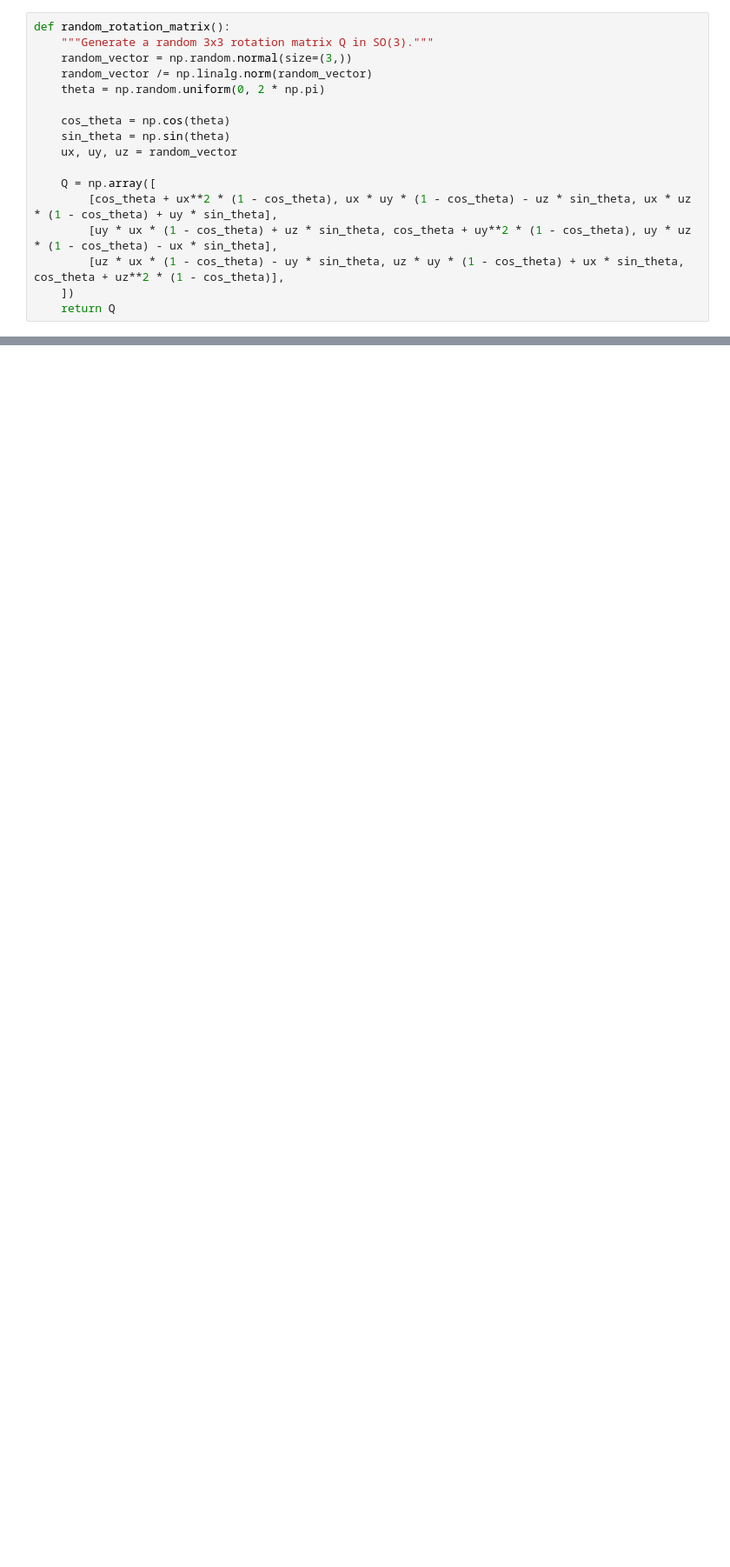
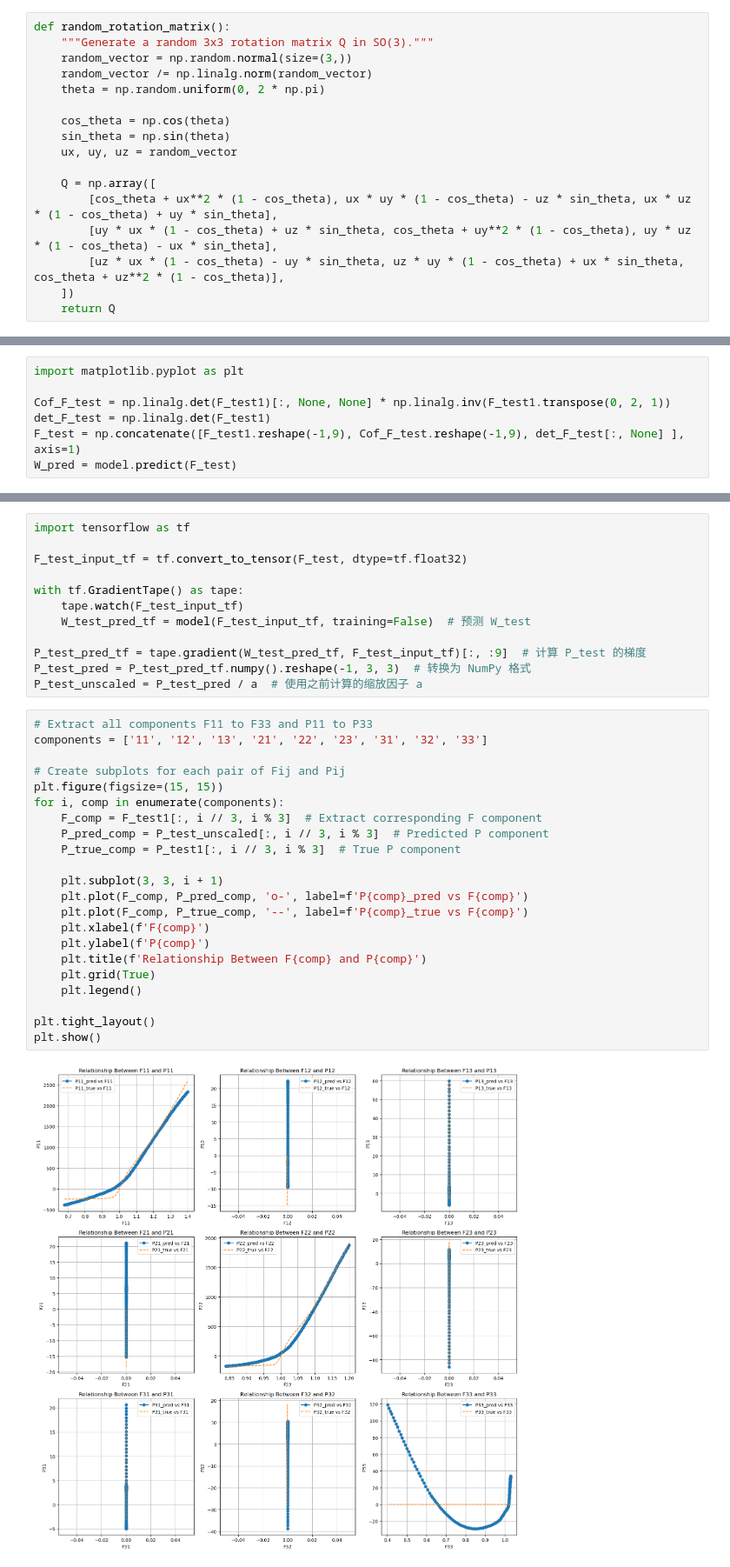
Before and after one commit to nanzemxx/TutorialMLinSolidMechanics, a Jupyter notebook: Task2_Group Xin and Huasen/train/Task5/main.ipynb, the cells around one changed output, grey strips where cells are left out. Shown at 87% size. Cells and saved outputs as stored; diff of their text form; blank space fills up the shorter version.

```diff
--- a/Task2_Group Xin and Huasen/train/Task5/main.ipynb
+++ b/Task2_Group Xin and Huasen/train/Task5/main.ipynb
@@ -538,0 +711,7 @@ for epoch in range(epochs):
+# %%
+import matplotlib.pyplot as plt
+
+Cof_F_test = np.linalg.det(F_test1)[:, None, None] * np.linalg.inv(F_test1.transpose(0, 2, 1))
+det_F_test = np.linalg.det(F_test1)
+F_test = np.concatenate([F_test1.reshape(-1,9), Cof_F_test.reshape(-1,9), det_F_test[:, None] ], axis=1)
+W_pred = model.predict(F_test)
@@ -538,0 +720,36 @@ for epoch in range(epochs):
+# %%
+import tensorflow as tf
+
+F_test_input_tf = tf.convert_to_tensor(F_test, dtype=tf.float32)
+
+with tf.GradientTape() as tape:
+    tape.watch(F_test_input_tf)
+    W_test_pred_tf = model(F_test_input_tf, training=False)  # 预测 W_test
+
+P_test_pred_tf = tape.gradient(W_test_pred_tf, F_test_input_tf)[:, :9]  # 计算 P_test 的梯度
+P_test_pred = P_test_pred_tf.numpy().reshape(-1, 3, 3)  # 转换为 NumPy 格式
+P_test_unscaled = P_test_pred / a  # 使用之前计算的缩放因子 a
+# %%
+# Extract all components F11 to F33 and P11 to P33
+components = ['11', '12', '13', '21', '22', '23', '31', '32', '33']
+
+# Create subplots for each pair of Fij and Pij
+plt.figure(figsize=(15, 15))
+for i, comp in enumerate(components):
+    F_comp = F_test1[:, i // 3, i % 3]  # Extract corresponding F component
+    P_pred_comp = P_test_unscaled[:, i // 3, i % 3]  # Predicted P component
+    P_true_comp = P_test1[:, i // 3, i % 3]  # True P component
+
+    plt.subplot(3, 3, i + 1)
+    plt.plot(F_comp, P_pred_comp, 'o-', label=f'P{comp}_pred vs F{comp}')
+    plt.plot(F_comp, P_true_comp, '--', label=f'P{comp}_true vs F{comp}')
+    plt.xlabel(f'F{comp}')
+    plt.ylabel(f'P{comp}')
+    plt.title(f'Relationship Between F{comp} and P{comp}')
+    plt.grid(True)
+    plt.legend()
+
+plt.tight_layout()
+plt.show()
+# %% [output]
+[figure, added]
```
Also changed, not shown: parts of 25 cells of this notebook.
